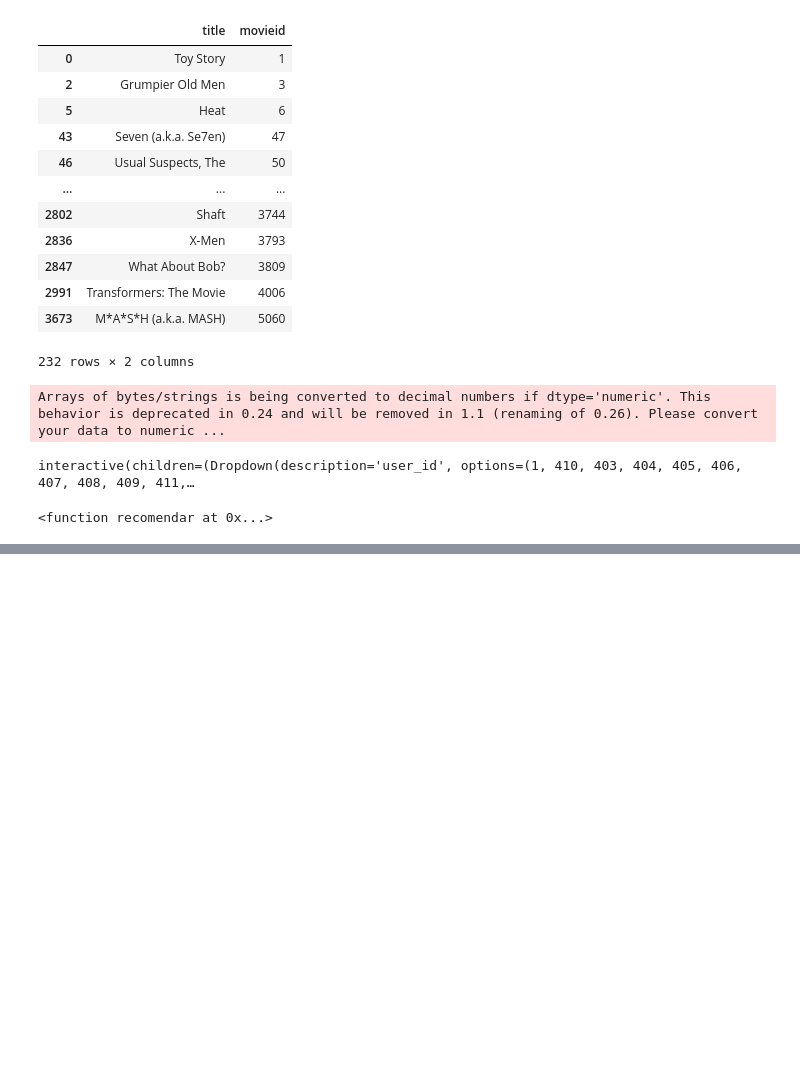
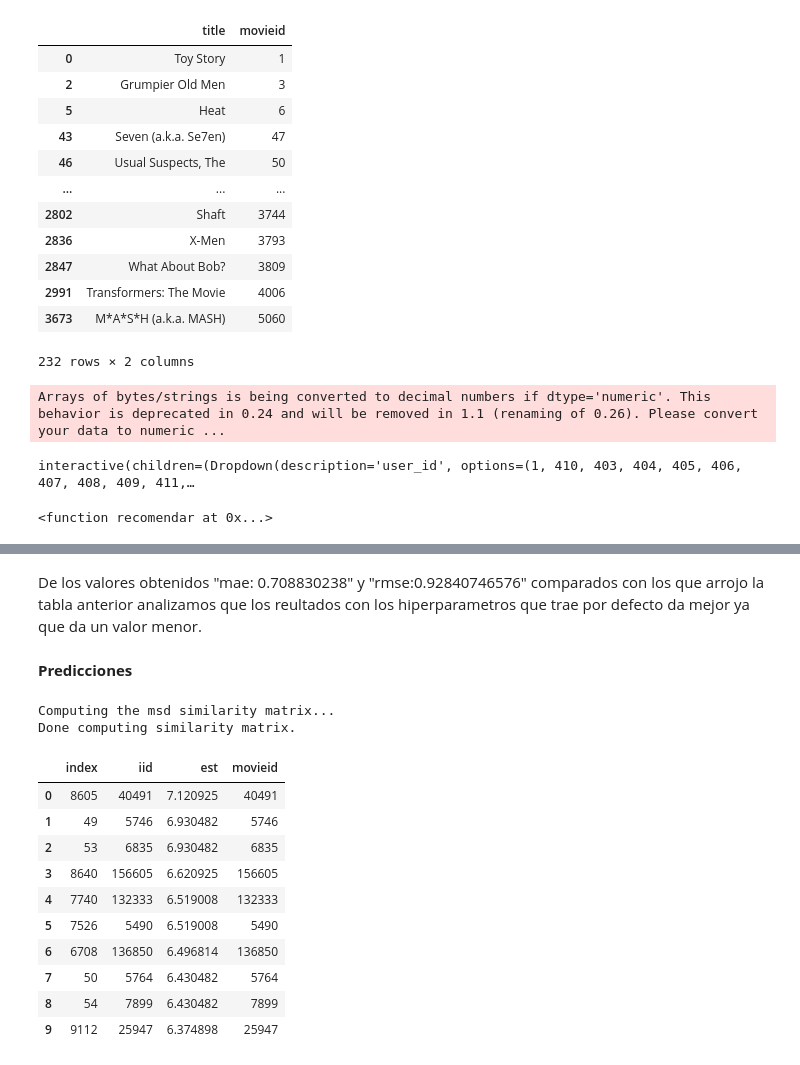
Before and after one commit to Bast-aleja/Marketing_1, a Jupyter notebook: Lectura_y_depuración_bases_Trabajo_peliculasreal.ipynb, the cells around one changed output, grey strips where cells are left out. Cells and saved outputs as stored; diff of their text form; code cells hidden in the pictures; blank space fills up the shorter version.

```diff
--- a/Lectura_y_depuración_bases_Trabajo_peliculasreal.ipynb
+++ b/Lectura_y_depuración_bases_Trabajo_peliculasreal.ipynb
@@ -828,0 +961,4 @@ interactive(children=(Dropdown(description='user_id', options=(1, 410, 403, 404,
+# %% [markdown]
+De los valores obtenidos "mae: 0.708830238" y "rmse:0.92840746576" comparados con los que arrojo la tabla anterior  analizamos que los reultados con los hiperparametros que trae por defecto da mejor ya que da un valor menor.
+# %% [markdown]
+**Predicciones**
@@ -828,0 +967,7 @@ interactive(children=(Dropdown(description='user_id', options=(1, 410, 403, 404,
+# %%
+sim_options       = {'name':'msd','min_support':5,'user_based':True}
+model = KNNWithMeans(sim_options=sim_options)
+model=model.fit(trainset)
+# %% [output]
+Computing the msd similarity matrix...
+Done computing similarity matrix.
@@ -828,0 +978,14 @@ interactive(children=(Dropdown(description='user_id', options=(1, 410, 403, 404,
+# %%
+recomendados
+# %% [output]
+|  | index | iid | est | movieid |
+| 0 | 8605 | 40491 | 7.120925 | 40491 |
+| 1 | 49 | 5746 | 6.930482 | 5746 |
+| 2 | 53 | 6835 | 6.930482 | 6835 |
+| 3 | 8640 | 156605 | 6.620925 | 156605 |
+| 4 | 7740 | 132333 | 6.519008 | 132333 |
+| 5 | 7526 | 5490 | 6.519008 | 5490 |
+| 6 | 6708 | 136850 | 6.496814 | 136850 |
+| 7 | 50 | 5764 | 6.430482 | 5764 |
+| 8 | 54 | 7899 | 6.430482 | 7899 |
+| 9 | 9112 | 25947 | 6.374898 | 25947 |
```
Also changed, not shown: parts of 31 cells of this notebook.
